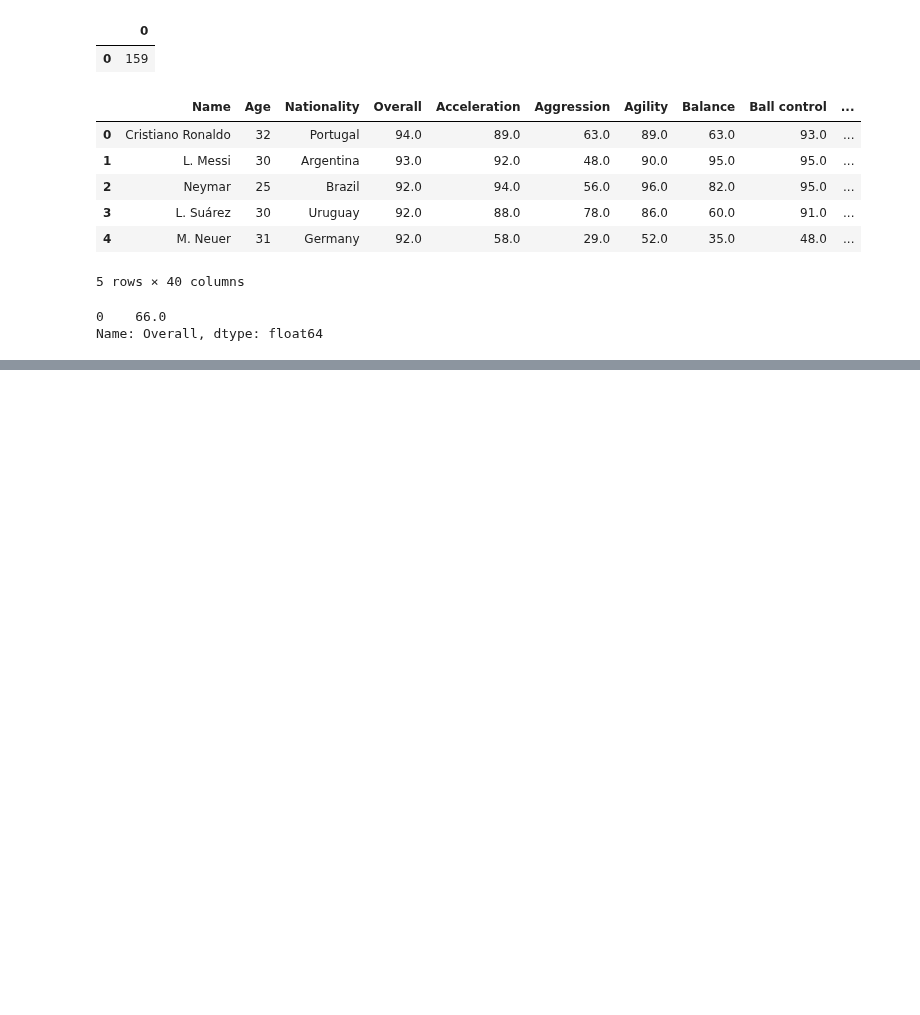
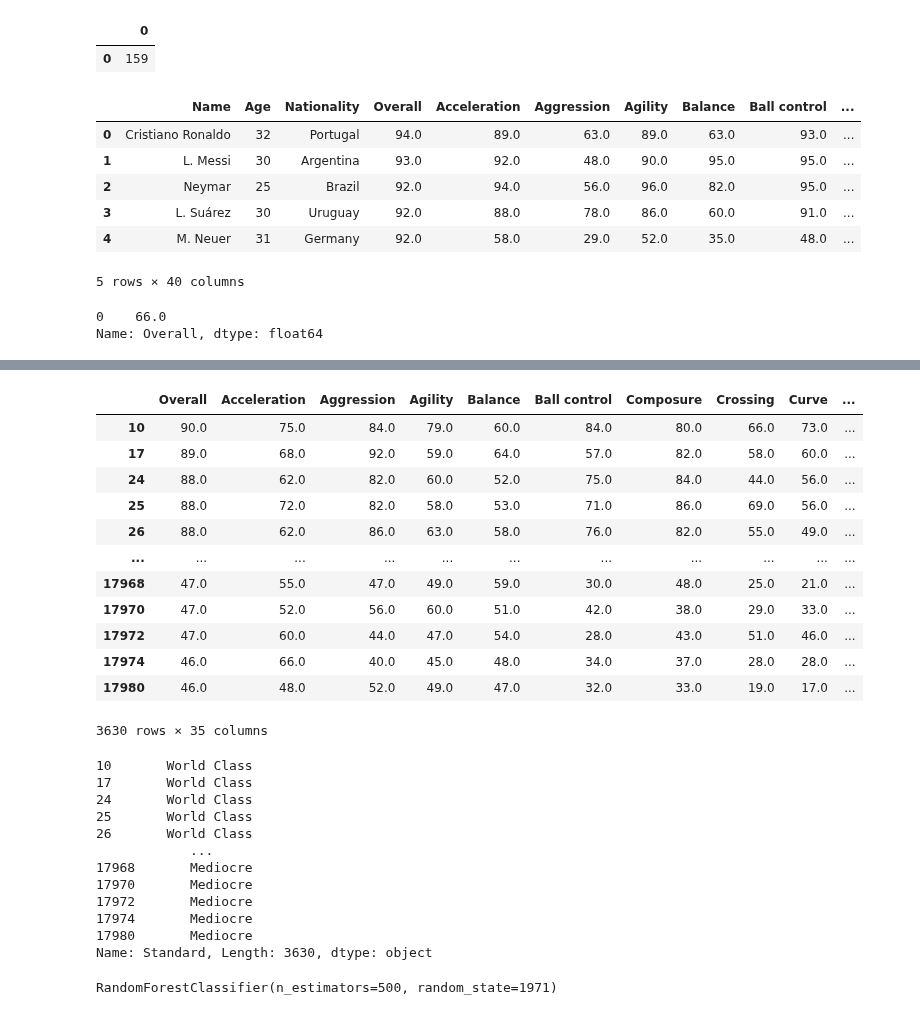
Before and after one commit to Ultra-Code/datascience_exploration, a Jupyter notebook: src/09-Final-Exam/Part 2 - Machine Learning/02-Classification.ipynb, the cells around one changed output, grey strips where cells are left out. Saved outputs shown, nothing was run; the diff lists cells and outputs as text; code cells hidden in the pictures; blank space fills up the shorter version.

```diff
--- a/src/09-Final-Exam/Part 2 - Machine Learning/02-Classification.ipynb
+++ b/src/09-Final-Exam/Part 2 - Machine Learning/02-Classification.ipynb
@@ -416,3 +417,6 @@ football["Overall"].mode()
 # %% [output]
 0    66.0
 Name: Overall, dtype: float64
+# %%
+central_defence = football[football["Preferred Positions"].str.contains("CB")]
+central_defence.head()
@@ -418,0 +431,3 @@ Name: Overall, dtype: float64
+# %%
+central_defence = central_defence.copy()
+central_defence["Standard"] = central_defence["Overall"].apply(lambda overall: "World Class" if overall > 79 else "Good" if overall > 69 else "Mediocre")
@@ -418,0 +464,36 @@ Name: Overall, dtype: float64
+# %%
+X = central_defence.select_dtypes(include=['float64'])
+y = central_defence["Standard"]
+display(X)
+display(y)
+# %% [output]
+|  | Overall | Acceleration | Aggression | Agility | Balance | Ball control | Composure | Crossing | Curve | ... |
+| 10 | 90.0 | 75.0 | 84.0 | 79.0 | 60.0 | 84.0 | 80.0 | 66.0 | 73.0 | ... |
+| 17 | 89.0 | 68.0 | 92.0 | 59.0 | 64.0 | 57.0 | 82.0 | 58.0 | 60.0 | ... |
+| 24 | 88.0 | 62.0 | 82.0 | 60.0 | 52.0 | 75.0 | 84.0 | 44.0 | 56.0 | ... |
+| 25 | 88.0 | 72.0 | 82.0 | 58.0 | 53.0 | 71.0 | 86.0 | 69.0 | 56.0 | ... |
+| 26 | 88.0 | 62.0 | 86.0 | 63.0 | 58.0 | 76.0 | 82.0 | 55.0 | 49.0 | ... |
+| ... | ... | ... | ... | ... | ... | ... | ... | ... | ... | ... |
+| 17968 | 47.0 | 55.0 | 47.0 | 49.0 | 59.0 | 30.0 | 48.0 | 25.0 | 21.0 | ... |
+| 17970 | 47.0 | 52.0 | 56.0 | 60.0 | 51.0 | 42.0 | 38.0 | 29.0 | 33.0 | ... |
+| 17972 | 47.0 | 60.0 | 44.0 | 47.0 | 54.0 | 28.0 | 43.0 | 51.0 | 46.0 | ... |
+| 17974 | 46.0 | 66.0 | 40.0 | 45.0 | 48.0 | 34.0 | 37.0 | 28.0 | 28.0 | ... |
+| 17980 | 46.0 | 48.0 | 52.0 | 49.0 | 47.0 | 32.0 | 33.0 | 19.0 | 17.0 | ... |
+3630 rows × 35 columns
+10       World Class
+17       World Class
+24       World Class
+25       World Class
+26       World Class
+            ...
+17968       Mediocre
+17970       Mediocre
+17972       Mediocre
+17974       Mediocre
+17980       Mediocre
+Name: Standard, Length: 3630, dtype: object
+# %%
+rfc = RandomForestClassifier(n_estimators=500,random_state=1971)
+rfc.fit(X,y)
+# %% [output]
+RandomForestClassifier(n_estimators=500, random_state=1971)
```
Also changed, not shown: parts of 8 cells of this notebook, 5 other files.
